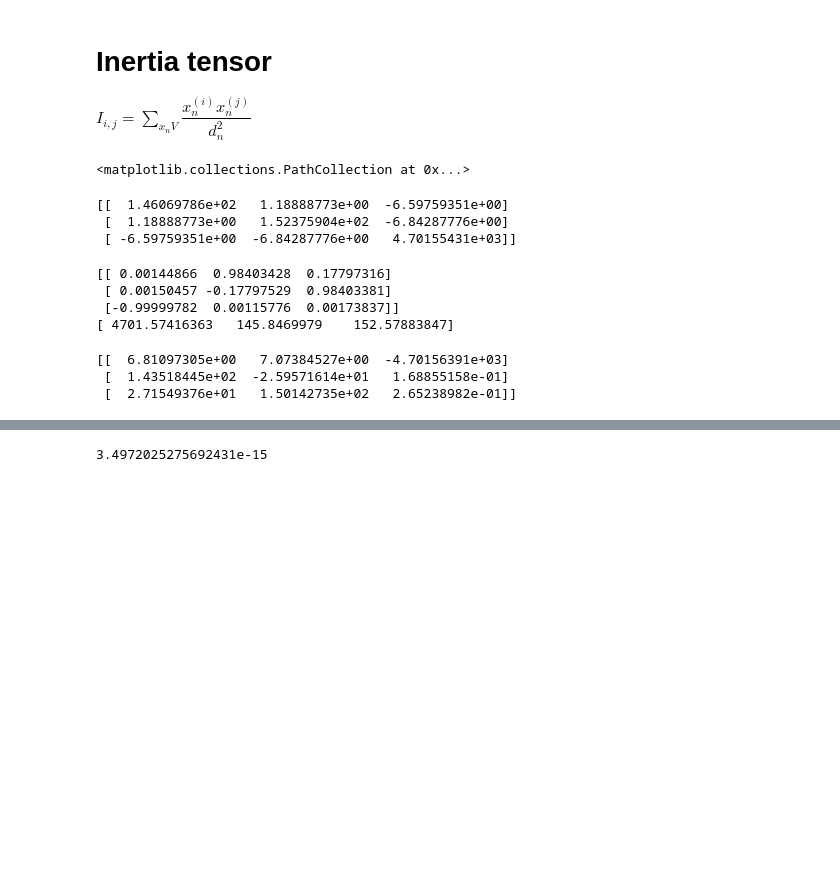
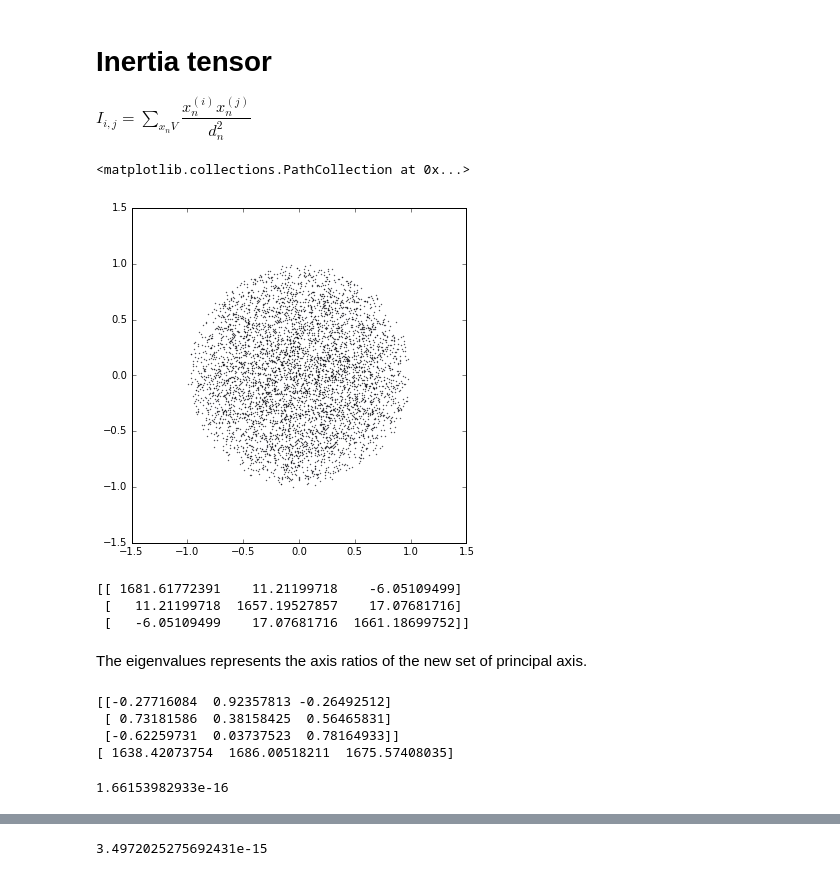
Before and after one commit to jngaravitoc/shapes, a Jupyter notebook: Shapes.ipynb, the cells around one changed output, grey strips where cells are left out. Drawn from its saved outputs; the diff is of its cells as text; code cells hidden in the pictures; blank space fills up the shorter version.

```diff
--- a/Shapes.ipynb
+++ b/Shapes.ipynb
@@ -32,39 +31,39 @@ def RIT(x, y, z, q, s):
 # %%
 figure(figsize=(6, 6))
 phi = random.rand(5000) * 2*pi
 theta = random.rand(5000) * 2 - 1
 R = random.rand(5000)
-#X = R**(1/3.0) * sin(phi) * sin(arccos(theta))
-#Y = R**(1/3.0) * cos(phi) * sin(arccos(theta))
-#Z = R**(1/3.0) * cos(arccos(theta))
+X = R**(1/3.0) * sin(phi) * sin(arccos(theta))
+Y = R**(1/3.0) * cos(phi) * sin(arccos(theta))
+Z = R**(1/3.0) * cos(arccos(theta))
 n_points=5000
-X = random.rand(n_points) * 2 -1
-Y = random.rand(n_points) * 2 -1
-Z = random.rand(n_points) * 20
+#X = random.rand(n_points) * 2.0 - 1.0
+#Y = random.rand(n_points) * 2.0 - 1.0
+#Z = random.rand(n_points) * 20.0 - 10.0
 
 scatter(Y, Z, s=0.1)
 # %% [output]
 <matplotlib.collections.PathCollection at 0x...>
+[figure, added]
 # %%
 I_test = RIT(X, Y, Z, 1, 1)
 print I_test
 # %% [output]
-[[  1.46069786e+02   1.18888773e+00  -6.59759351e+00]
- [  1.18888773e+00   1.52375904e+02  -6.84287776e+00]
- [ -6.59759351e+00  -6.84287776e+00   4.70155431e+03]]
+[[ 1681.61772391    11.21199718    -6.05109499]
+ [   11.21199718  1657.19527857    17.07681716]
+ [   -6.05109499    17.07681716  1661.18699752]]
+# %% [markdown]
+The eigenvalues represents the axis ratios of the new set of principal axis.
 # %%
 eival, evec = eig(I_test)
 print evec
 print eival
 # %% [output]
-[[ 0.00144866  0.98403428  0.17797316]
- [ 0.00150457 -0.17797529  0.98403381]
- [-0.99999782  0.00115776  0.00173837]]
-[ 4701.57416363   145.8469979    152.57883847]
+[[-0.27716084  0.92357813 -0.26492512]
+ [ 0.73181586  0.38158425  0.56465831]
+ [-0.62259731  0.03737523  0.78164933]]
+[ 1638.42073754  1686.00518211  1675.57408035]
-# %%
-X = dot(evec.T, I_test)
-print X
-# %% [output]
-[[  6.81097305e+00   7.07384527e+00  -4.70156391e+03]
- [  1.43518445e+02  -2.59571614e+01   1.68855158e-01]
- [  2.71549376e+01   1.50142735e+02   2.65238982e-01]]
+# %%
+print dot(evec[1], evec[2])
+# %% [output]
+1.66153982933e-16
```
Also changed, not shown: parts of 5 cells of this notebook.
